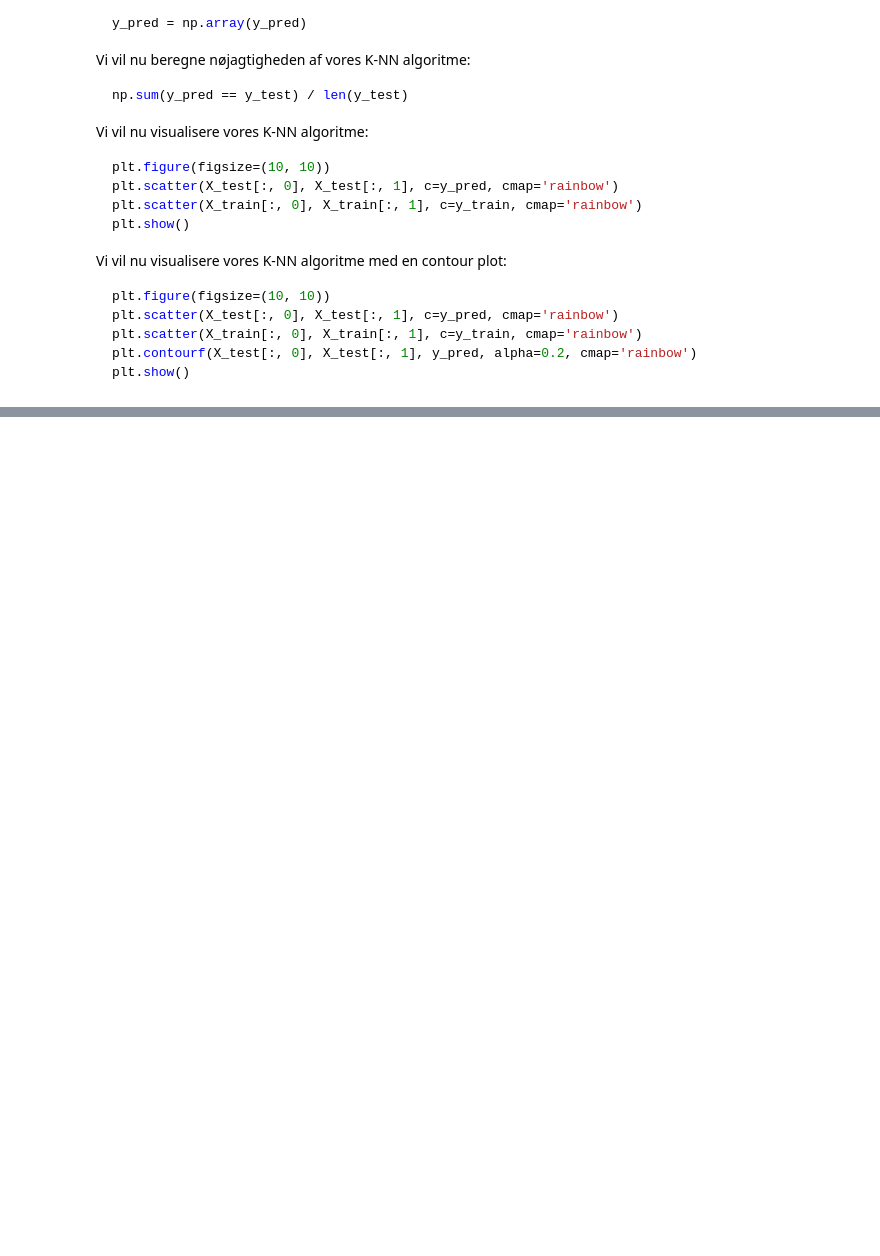
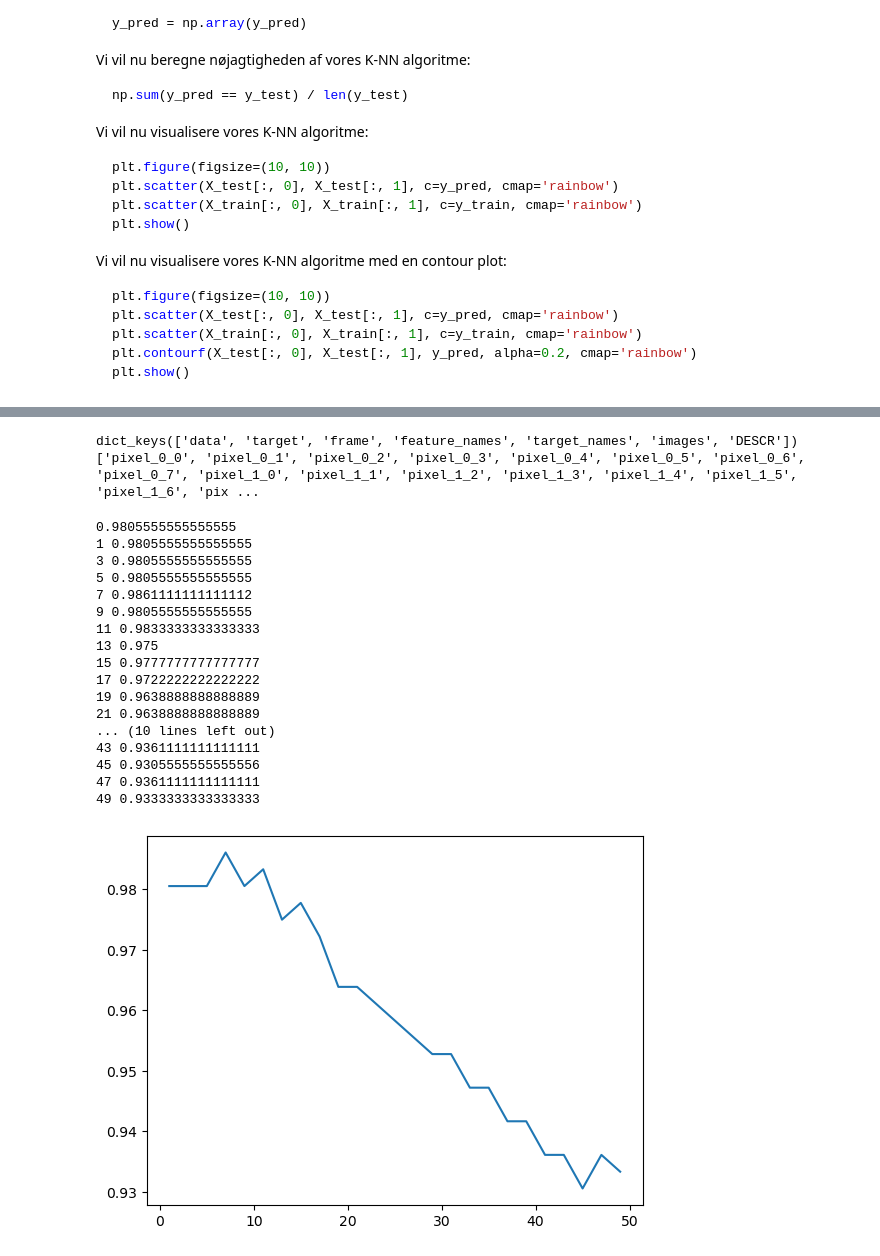
Before and after one commit to HenrikSterner/IntelligenteSystemer, a Jupyter notebook: slides/knn_jupyter.ipynb, the cells around one changed output, grey strips where cells are left out. Cells and saved outputs as stored; diff of their text form; code cells hidden in the pictures; blank space fills up the shorter version.

```diff
--- a/slides/knn_jupyter.ipynb
+++ b/slides/knn_jupyter.ipynb
@@ -483,0 +605,73 @@ print(knn.predict(new_flower))
+# %%
+#Først indlæser vi pakkerne:
+import numpy as np
+import matplotlib.pyplot as plt
+from sklearn import datasets
+from sklearn.neighbors import KNeighborsClassifier
+from sklearn.model_selection import train_test_split
+from sklearn.metrics import accuracy_score
+
+# Vi indlæser datasættet:
+digits = datasets.load_digits()
+
+# Vi kan se hvilke data der er i datasættet:
+print(digits.keys())
+
+# Vi kan se hvilke features der er i datasættet:
+print(digits.feature_names)
+
+# Vi kan se hvilke klasser der er i datasættet:'
+print(digits.target_names)
+# %% [output]
+dict_keys(['data', 'target', 'frame', 'feature_names', 'target_names', 'images', 'DESCR'])
+['pixel_0_0', 'pixel_0_1', 'pixel_0_2', 'pixel_0_3', 'pixel_0_4', 'pixel_0_5', 'pixel_0_6', 'pixel_0_7', 'pixel_1_0', 'pixel_1_1', 'pixel_1_2', 'pixel_1_3', 'pixel_1_4', 'pixel_1_5', 'pixel_1_6', 'pix ...
+# %%
+# Lad os klargøre datasættet:
+
+X = digits.data
+y = digits.target
+
+# Lad os splitte datasættet i trænings- og testdata:
+X_train, X_test, y_train, y_test = train_test_split(X, y, test_size=0.2)
+
+# Vi opretter en KNN-instans og træner den på træningsdata:
+knn = KNeighborsClassifier(n_neighbors=3)
+knn.fit(X_train, y_train)
+
+#Vi kan nu bruge den til at forudsige klassen for testdata:
+y_pred = knn.predict(X_test)
+
+#Vi kan nu beregne hvor godt den klarer sig på testdata:
+print(accuracy_score(y_test, y_pred))
+
+# Lad os plotte præcisionen som funktion af k:
+
+accuracies = []
+for k in range(1,50,2):
+    knn = KNeighborsClassifier(n_neighbors=k)
+    knn.fit(X_train, y_train)
+    y_pred = knn.predict(X_test)
+    accuracies.append(accuracy_score(y_test, y_pred))
+    print(k,accuracy_score(y_test, y_pred))
+plt.plot(range(1,50,2),accuracies)
+
+plt.show()
+# %% [output]
+0.9805555555555555
+1 0.9805555555555555
+3 0.9805555555555555
+5 0.9805555555555555
+7 0.9861111111111112
+9 0.9805555555555555
+11 0.9833333333333333
+13 0.975
+15 0.9777777777777777
+17 0.9722222222222222
+19 0.9638888888888889
+21 0.9638888888888889
+... (10 lines left out)
+43 0.9361111111111111
+45 0.9305555555555556
+47 0.9361111111111111
+49 0.9333333333333333
+[figure, added]
```
Also changed, not shown: parts of 11 cells of this notebook, 1 other file.
